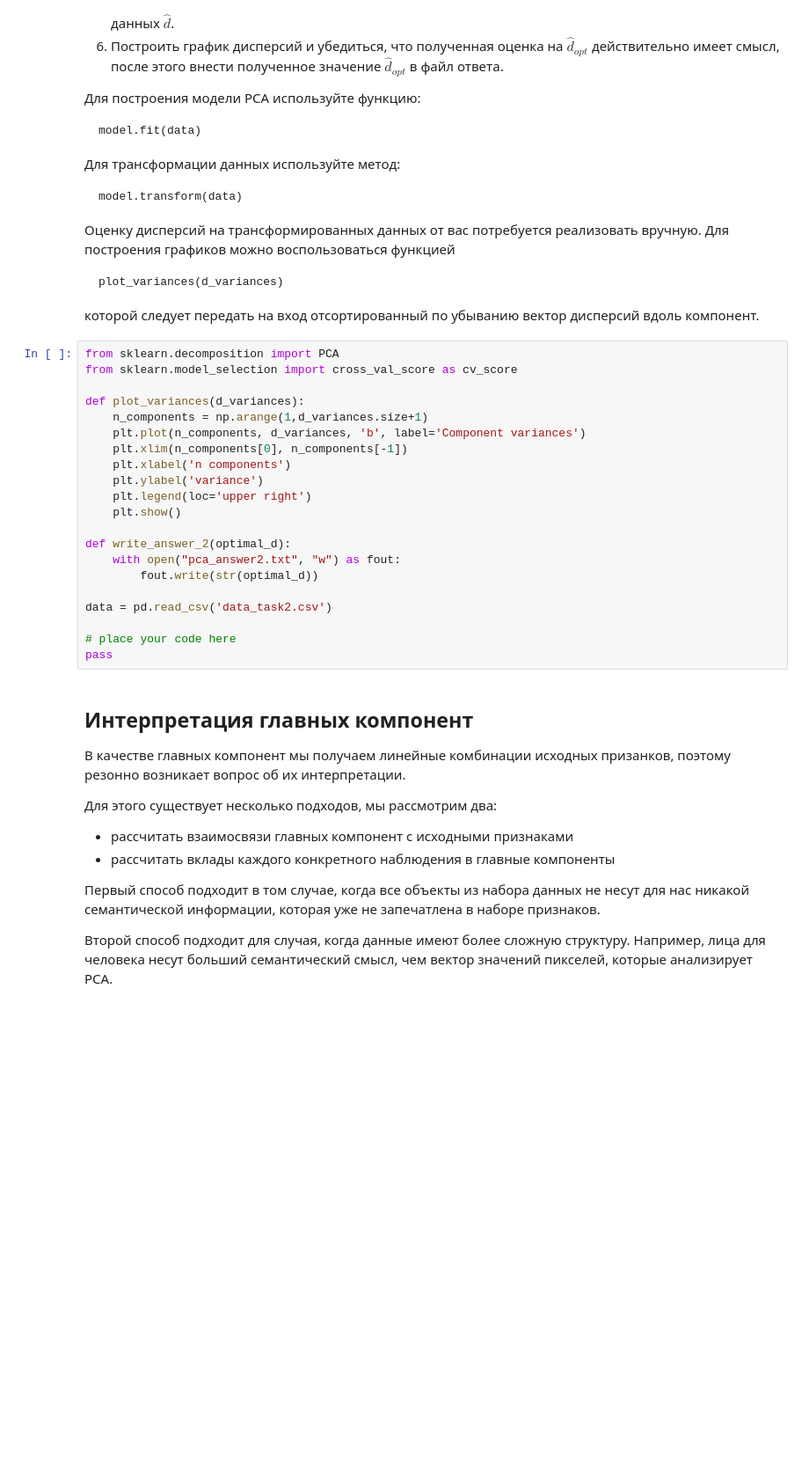
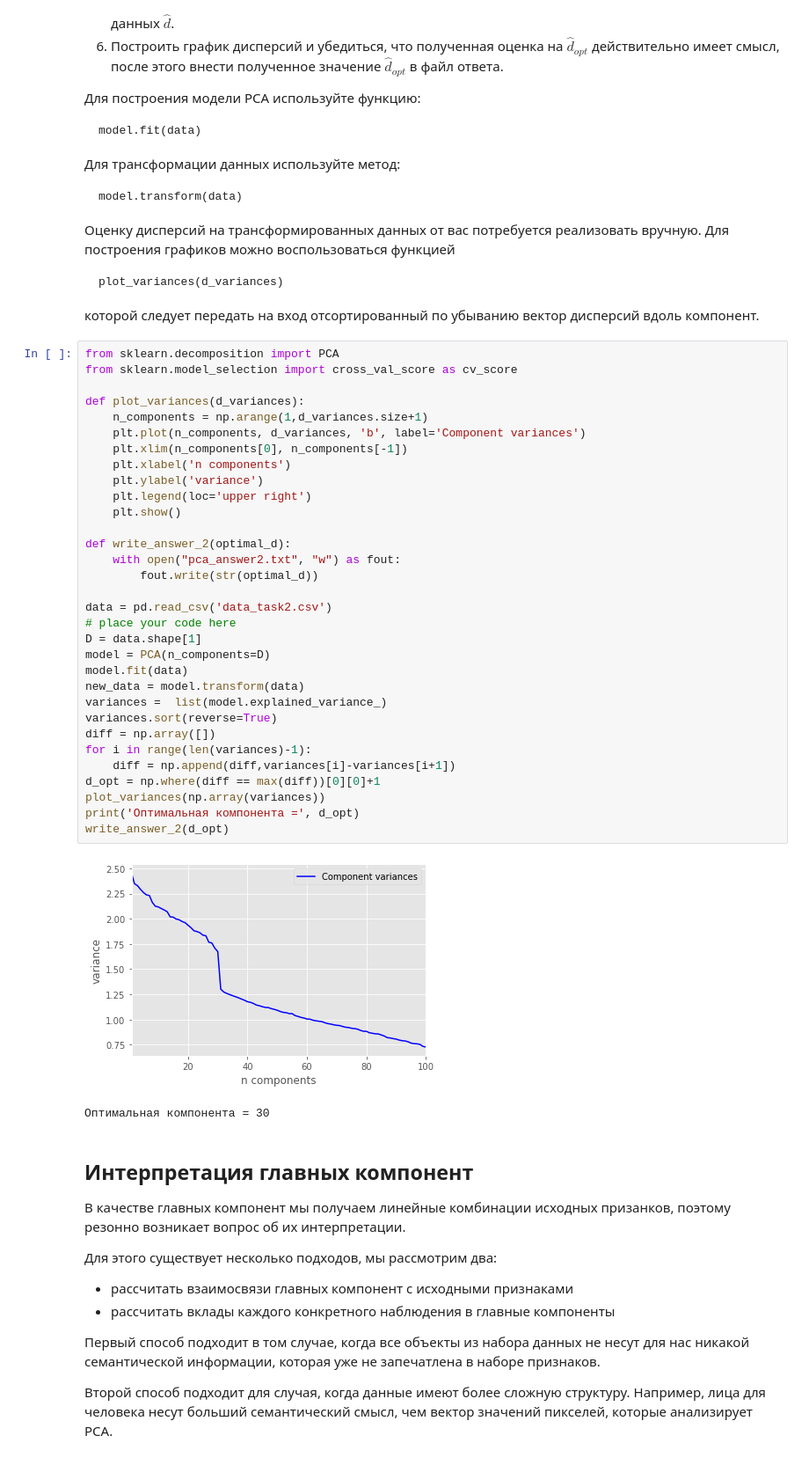
Before and after one commit to artImonkey/MIPT_homework, a Jupyter notebook: Course3 - Poisk_strukturi_v_dannih/hw2_metod_glavnih_komponent/PCA.ipynb, the cells around one changed output. Shown at 88% size. Drawn from its saved outputs; the diff is of its cells as text; blank space fills up the shorter version.

```diff
--- a/Course3 - Poisk_strukturi_v_dannih/hw2_metod_glavnih_komponent/PCA.ipynb
+++ b/Course3 - Poisk_strukturi_v_dannih/hw2_metod_glavnih_komponent/PCA.ipynb
@@ -264,24 +284,38 @@ pass
 # %%
 from sklearn.decomposition import PCA
 from sklearn.model_selection import cross_val_score as cv_score
 
 def plot_variances(d_variances):
     n_components = np.arange(1,d_variances.size+1)
     plt.plot(n_components, d_variances, 'b', label='Component variances')
     plt.xlim(n_components[0], n_components[-1])
     plt.xlabel('n components')
     plt.ylabel('variance')
     plt.legend(loc='upper right')
     plt.show()
 
 def write_answer_2(optimal_d):
     with open("pca_answer2.txt", "w") as fout:
         fout.write(str(optimal_d))
 
 data = pd.read_csv('data_task2.csv')
-
 # place your code here
-pass
+D = data.shape[1]
+model = PCA(n_components=D)
+model.fit(data)
+new_data = model.transform(data)
+variances =  list(model.explained_variance_)
+variances.sort(reverse=True)
+diff = np.array([])
+for i in range(len(variances)-1):
+    diff = np.append(diff,variances[i]-variances[i+1])
+d_opt = np.where(diff == max(diff))[0][0]+1
+plot_variances(np.array(variances))
+print('Оптимальная компонента =', d_opt)
+write_answer_2(d_opt)
+# %% [output]
+[figure, added]
+Оптимальная компонента = 30
 # %% [markdown]
 ## Интерпретация главных компонент
 
```
Also changed, not shown: parts of 9 cells of this notebook, 4 other files.
